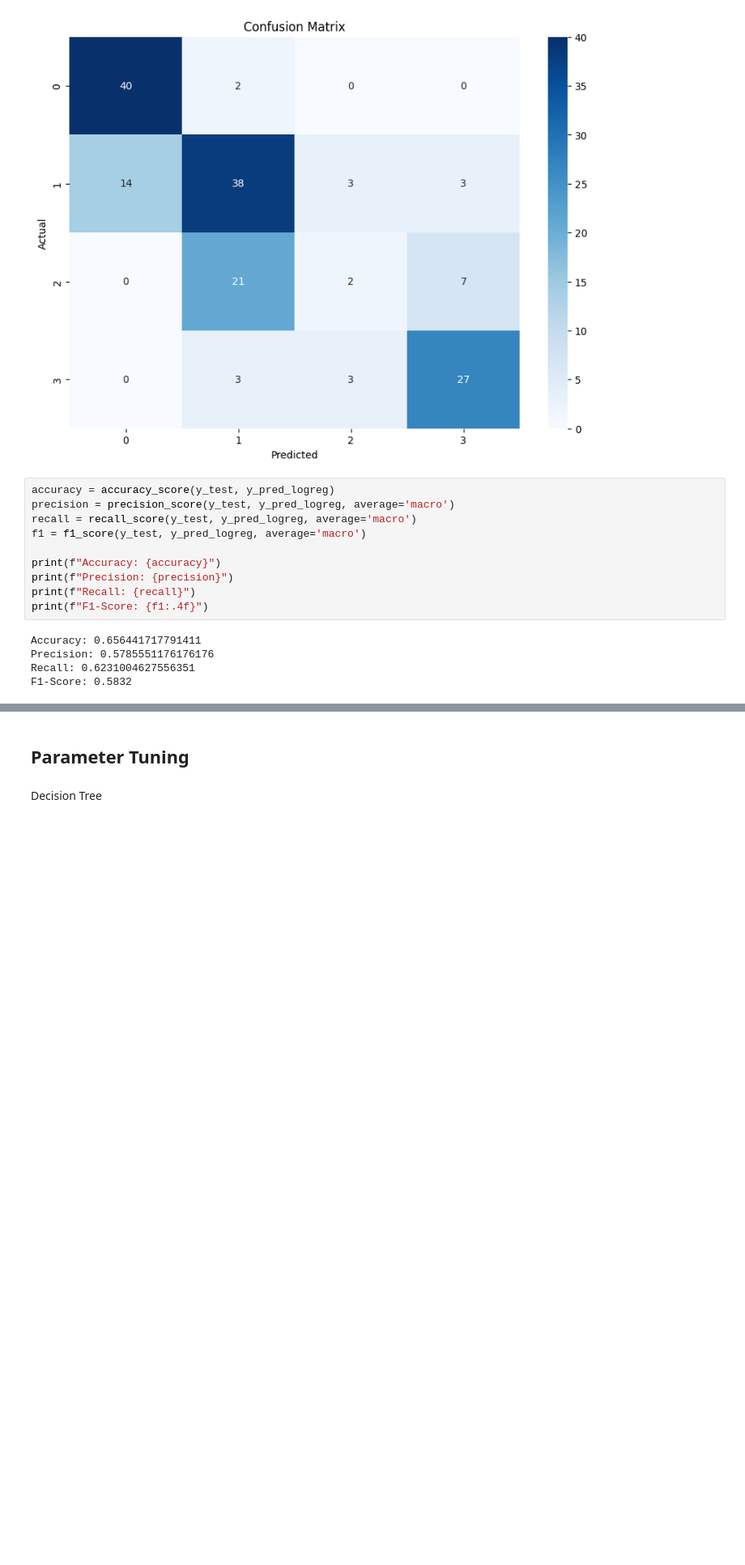
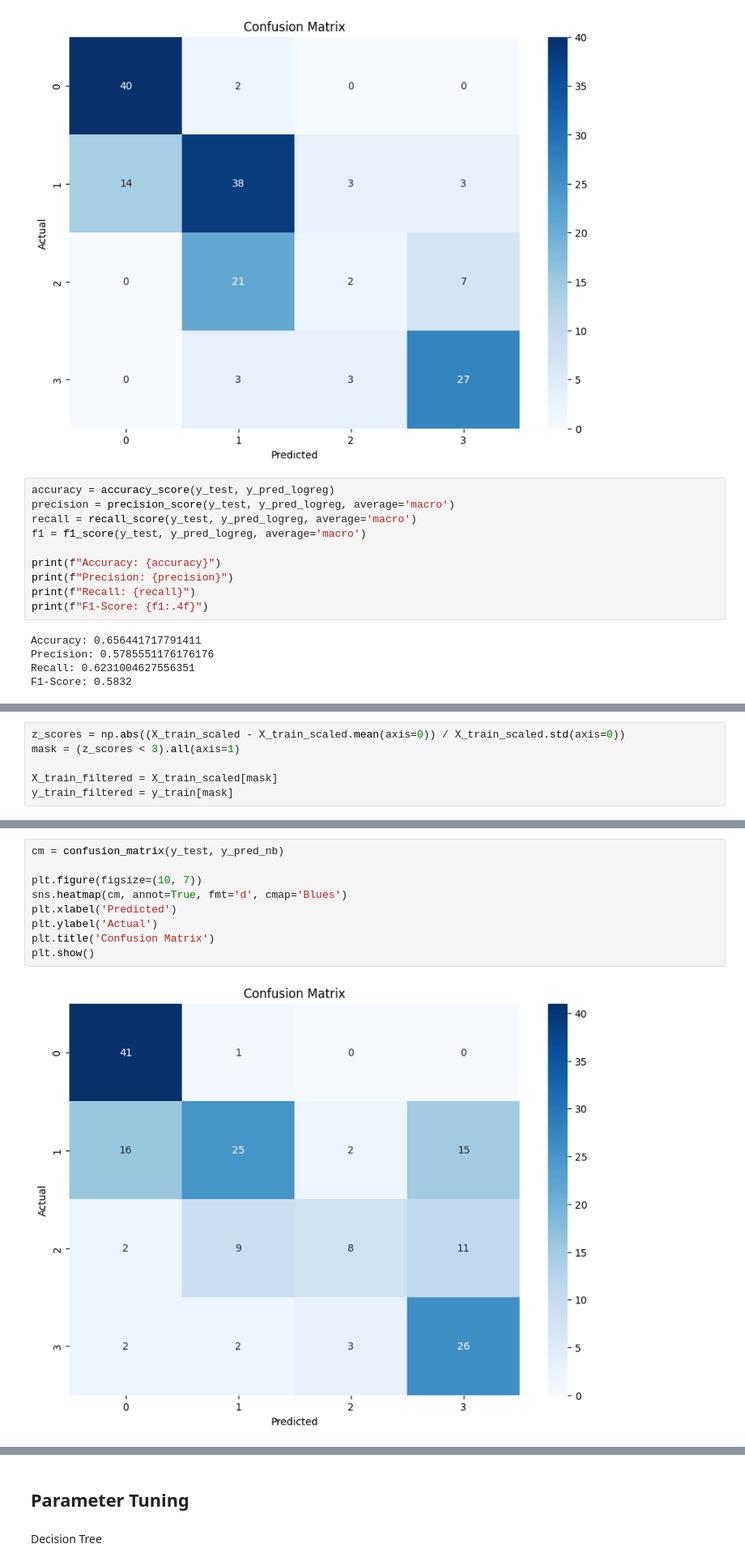
Before and after one commit to nabhylanr/ML-NutriScore, a Jupyter notebook: FP_ML_2.ipynb, the cells around one changed output, grey strips where cells are left out. Shown: that part at 81% size. Saved outputs shown, nothing was run; the diff lists cells and outputs as text; blank space fills up the shorter version.

```diff
--- a/FP_ML_2.ipynb
+++ b/FP_ML_2.ipynb
@@ -488,0 +517,6 @@ F1-Score: 0.5832
+# %%
+z_scores = np.abs((X_train_scaled - X_train_scaled.mean(axis=0)) / X_train_scaled.std(axis=0))
+mask = (z_scores < 3).all(axis=1)
+
+X_train_filtered = X_train_scaled[mask]
+y_train_filtered = y_train[mask]
@@ -488,0 +568,11 @@ F1-Score: 0.5832
+# %%
+cm = confusion_matrix(y_test, y_pred_nb)
+
+plt.figure(figsize=(10, 7))
+sns.heatmap(cm, annot=True, fmt='d', cmap='Blues')
+plt.xlabel('Predicted')
+plt.ylabel('Actual')
+plt.title('Confusion Matrix')
+plt.show()
+# %% [output]
+[figure, added]
```
Also changed, not shown: parts of 17 cells of this notebook, 1 other file.
